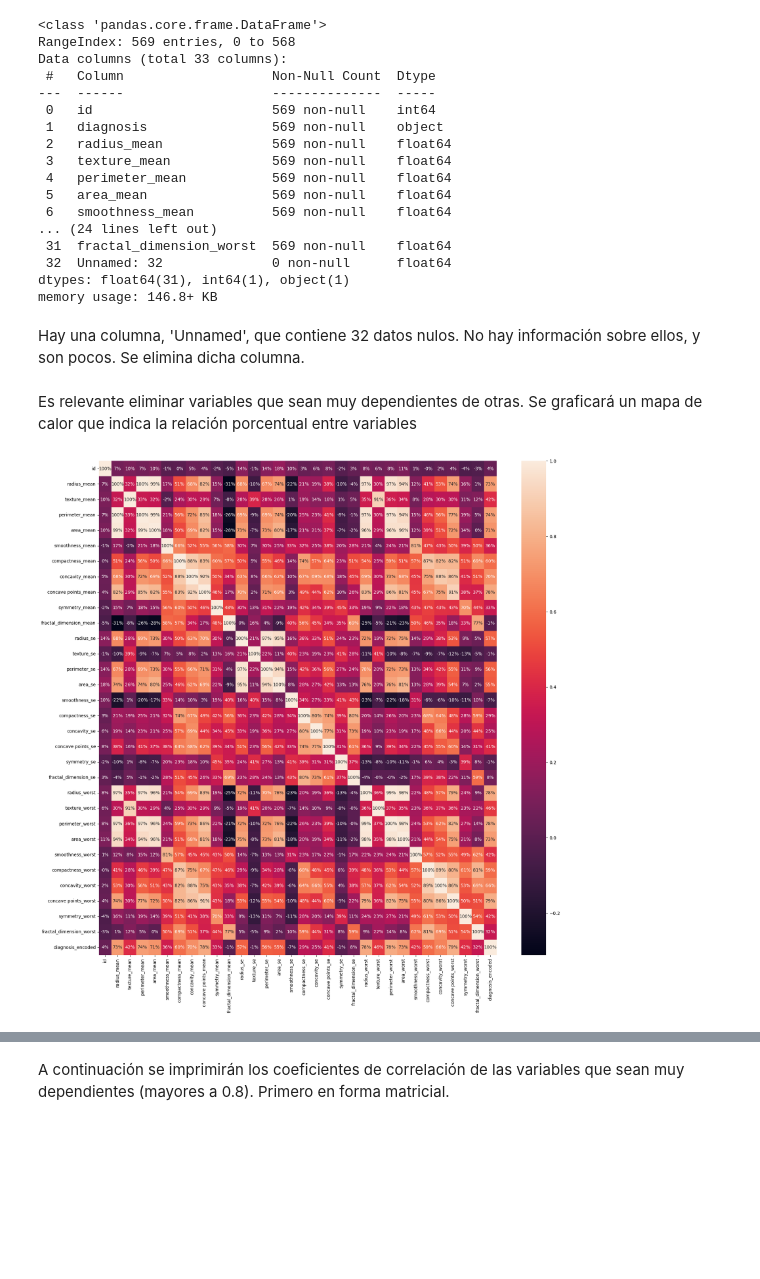
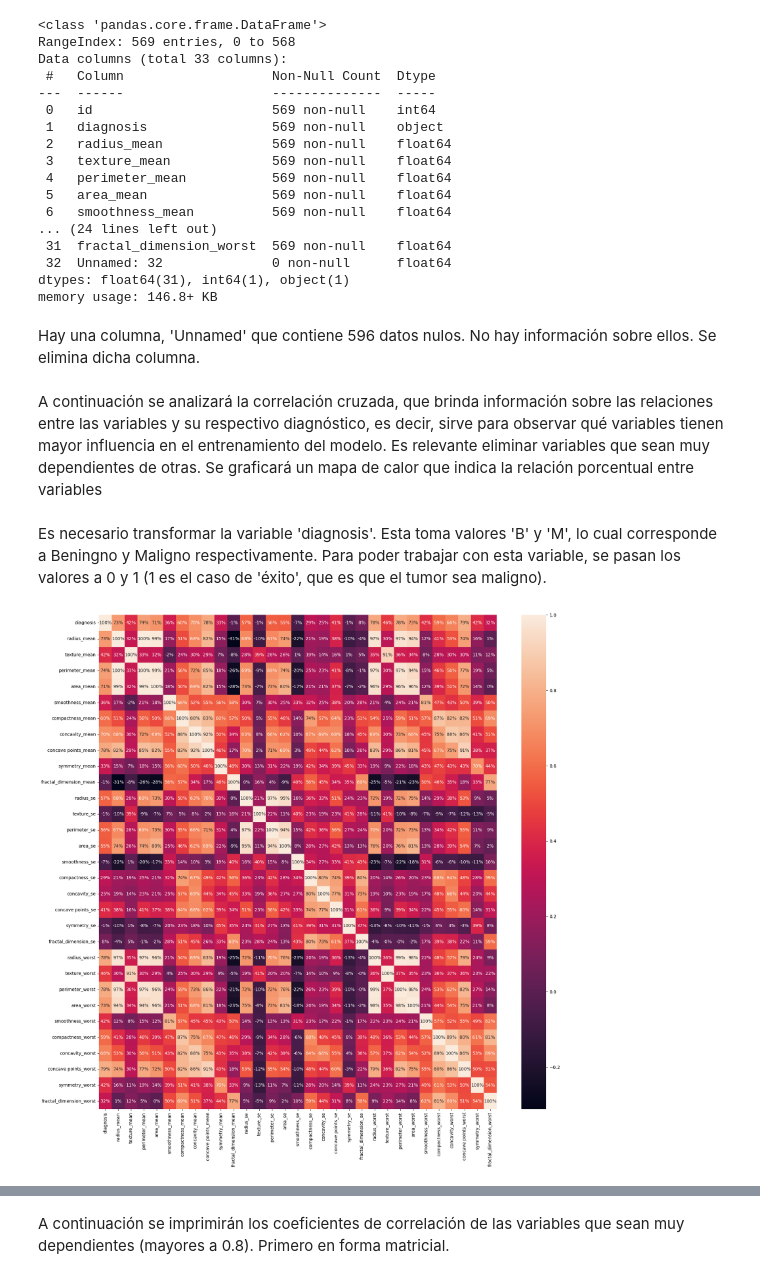
Before and after one commit to Alf-caput/LAB03_Clasificacion, a Jupyter notebook: Practica1LAB03.ipynb, the cells around one changed output, grey strips where cells are left out. Saved outputs shown, nothing was run; the diff lists cells and outputs as text; code cells hidden in the pictures; blank space fills up the shorter version.

```diff
--- a/Practica1LAB03.ipynb
+++ b/Practica1LAB03.ipynb
@@ -68,20 +64,34 @@ Data columns (total 33 columns):
 dtypes: float64(31), int64(1), object(1)
 memory usage: 146.8+ KB
 # %% [markdown]
-Hay una columna, 'Unnamed', que contiene 32 datos nulos.  No hay información sobre ellos, y son pocos.  Se elimina dicha columna.
+Hay una columna, 'Unnamed' que contiene 596 datos nulos.  No hay información sobre ellos.  Se elimina dicha columna.
 # %%
 df = df.drop(columns = ['Unnamed: 32'])
 # %% [markdown]
-Es relevante eliminar variables que sean muy dependientes de otras.  Se graficará un mapa de calor que indica la relación porcentual entre variables
+A continuación se analizará la correlación cruzada, que brinda información sobre las relaciones entre las variables y su respectivo diagnóstico, es decir, sirve para observar qué variables tienen mayor influencia en el entrenamiento del modelo.  Es relevante eliminar variables que sean muy dependientes de otras.  Se graficará un mapa de calor que indica la relación porcentual entre variables
-# %%
-#convertir diagnosis a numérico
-#suponer que M = 1, B = 0
-df['diagnosis_encoded'] = df['diagnosis'].map({'M': 1, 'B': 0})
-df_new = df.drop(columns = ['diagnosis'])
-
-plt.figure(figsize=(20, 20))
-sns_plot = sns.heatmap(df_new.corr(), annot=True, fmt='.0%')
-plt.show()
-# %% [output]
-[figure, removed]
+# %% [markdown]
+Es necesario transformar la variable 'diagnosis'.  Esta toma valores 'B' y 'M', lo cual corresponde a Beningno y Maligno respectivamente.  Para poder trabajar con esta variable, se pasan los valores a 0 y 1 (1 es el caso de 'éxito', que es que el tumor sea maligno).
+# %%
+'''from sklearn.preprocessing import LabelEncoder
+labelencoder_Y = LabelEncoder()
+df.iloc[:,1]= labelencoder_Y.fit_transform(df.iloc[:,1].values)'''
+from sklearn.preprocessing import LabelEncoder
+
+# Crear una instancia de LabelEncoder
+label_encoder = LabelEncoder()
+
+# Ajustar y transformar la columna 'diagnosis'
+df['diagnosis'] = label_encoder.fit_transform(df['diagnosis'])
+
+# Si necesitas volver a las etiquetas originales después, puedes usar label_encoder.inverse_transform
+
+
+
+df_new = df.drop(columns = ['id'])
+
+plt.figure(figsize=(20, 20))
+sns_plot = sns.heatmap(df_new.corr(), annot=True, fmt='.0%')
+plt.show()
+# %% [output]
+[figure, added]
 # %% [markdown]
```
Also changed, not shown: parts of 63 cells of this notebook.
